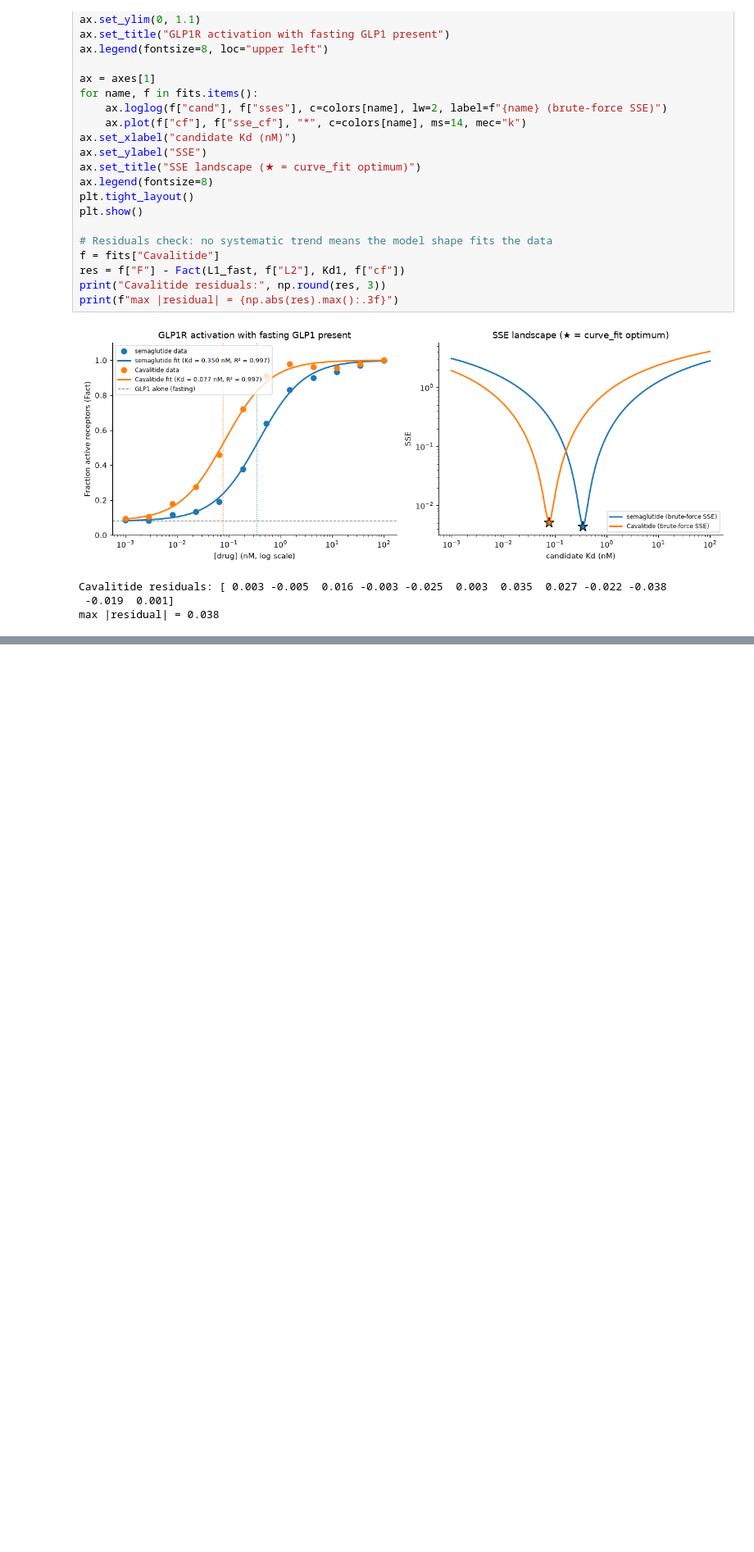
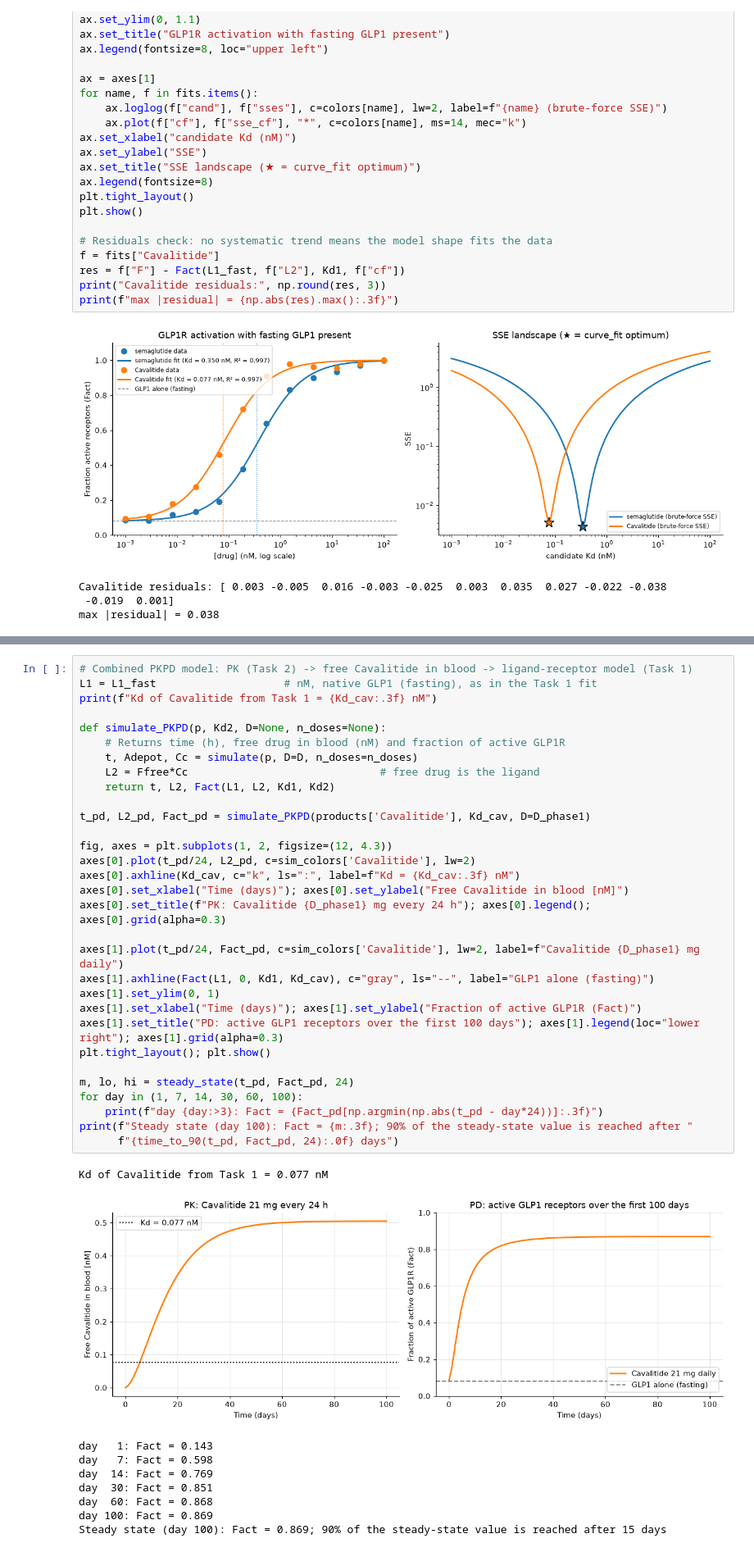
Before and after one commit to zvCecilia/BME2315_Module3, a Jupyter notebook: Module3_Project.ipynb, the cells around one changed output, grey strips where cells are left out. Shown at 82% size. Drawn from its saved outputs; the diff is of its cells as text; blank space fills up the shorter version.

```diff
--- a/Module3_Project.ipynb
+++ b/Module3_Project.ipynb
@@ -466,0 +449,41 @@ The sensitivity analysis shows that the result depends most on **bioavailability
+# %%
+# Combined PKPD model: PK (Task 2) -> free Cavalitide in blood -> ligand-receptor model (Task 1)
+L1 = L1_fast                    # nM, native GLP1 (fasting), as in the Task 1 fit
+print(f"Kd of Cavalitide from Task 1 = {Kd_cav:.3f} nM")
+
+def simulate_PKPD(p, Kd2, D=None, n_doses=None):
+    # Returns time (h), free drug in blood (nM) and fraction of active GLP1R
+    t, Adepot, Cc = simulate(p, D=D, n_doses=n_doses)
+    L2 = Ffree*Cc                              # free drug is the ligand
+    return t, L2, Fact(L1, L2, Kd1, Kd2)
+
+t_pd, L2_pd, Fact_pd = simulate_PKPD(products['Cavalitide'], Kd_cav, D=D_phase1)
+
+fig, axes = plt.subplots(1, 2, figsize=(12, 4.3))
+axes[0].plot(t_pd/24, L2_pd, c=sim_colors['Cavalitide'], lw=2)
+axes[0].axhline(Kd_cav, c="k", ls=":", label=f"Kd = {Kd_cav:.3f} nM")
+axes[0].set_xlabel("Time (days)"); axes[0].set_ylabel("Free Cavalitide in blood [nM]")
+axes[0].set_title(f"PK: Cavalitide {D_phase1} mg every 24 h"); axes[0].legend(); axes[0].grid(alpha=0.3)
+
+axes[1].plot(t_pd/24, Fact_pd, c=sim_colors['Cavalitide'], lw=2, label=f"Cavalitide {D_phase1} mg daily")
+axes[1].axhline(Fact(L1, 0, Kd1, Kd_cav), c="gray", ls="--", label="GLP1 alone (fasting)")
+axes[1].set_ylim(0, 1)
+axes[1].set_xlabel("Time (days)"); axes[1].set_ylabel("Fraction of active GLP1R (Fact)")
+axes[1].set_title("PD: active GLP1 receptors over the first 100 days"); axes[1].legend(loc="lower right"); axes[1].grid(alpha=0.3)
+plt.tight_layout(); plt.show()
+
+m, lo, hi = steady_state(t_pd, Fact_pd, 24)
+for day in (1, 7, 14, 30, 60, 100):
+    print(f"day {day:>3}: Fact = {Fact_pd[np.argmin(np.abs(t_pd - day*24))]:.3f}")
+print(f"Steady state (day 100): Fact = {m:.3f}; 90% of the steady-state value is reached after "
+      f"{time_to_90(t_pd, Fact_pd, 24):.0f} days")
+# %% [output]
+Kd of Cavalitide from Task 1 = 0.077 nM
+[figure, added]
+day   1: Fact = 0.143
+day   7: Fact = 0.598
+day  14: Fact = 0.769
+day  30: Fact = 0.851
+day  60: Fact = 0.868
+day 100: Fact = 0.869
+Steady state (day 100): Fact = 0.869; 90% of the steady-state value is reached after 15 days
```
Also changed, not shown: parts of 45 cells of this notebook, 3 other files.
